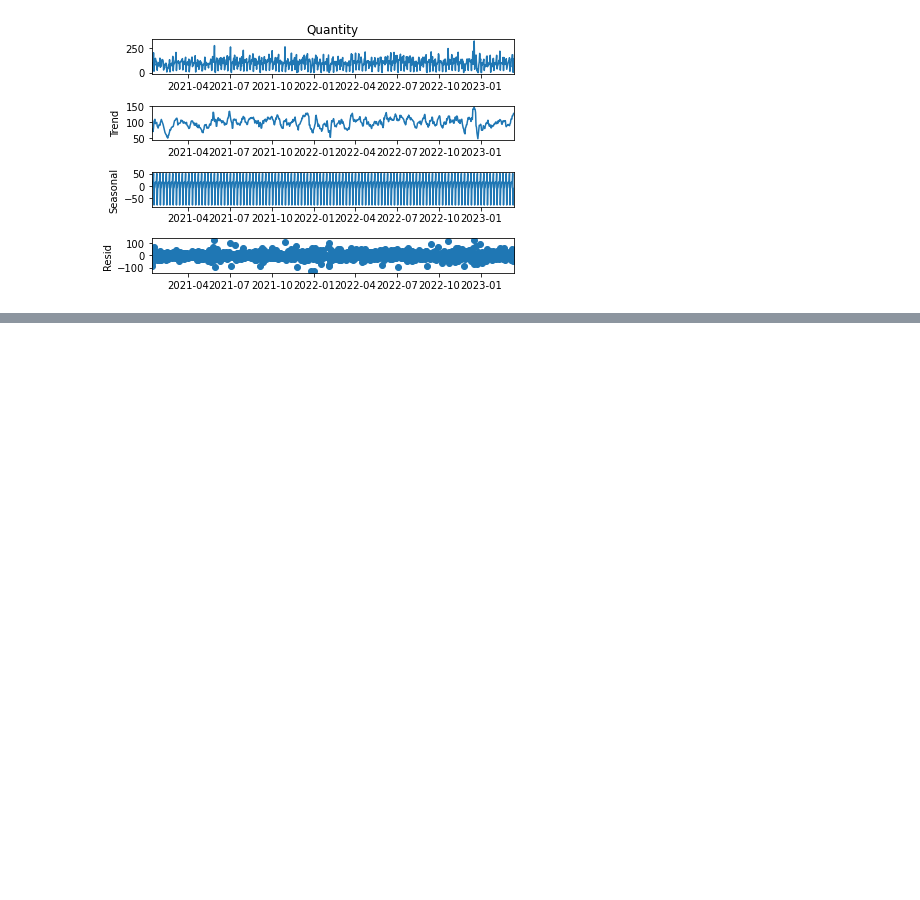
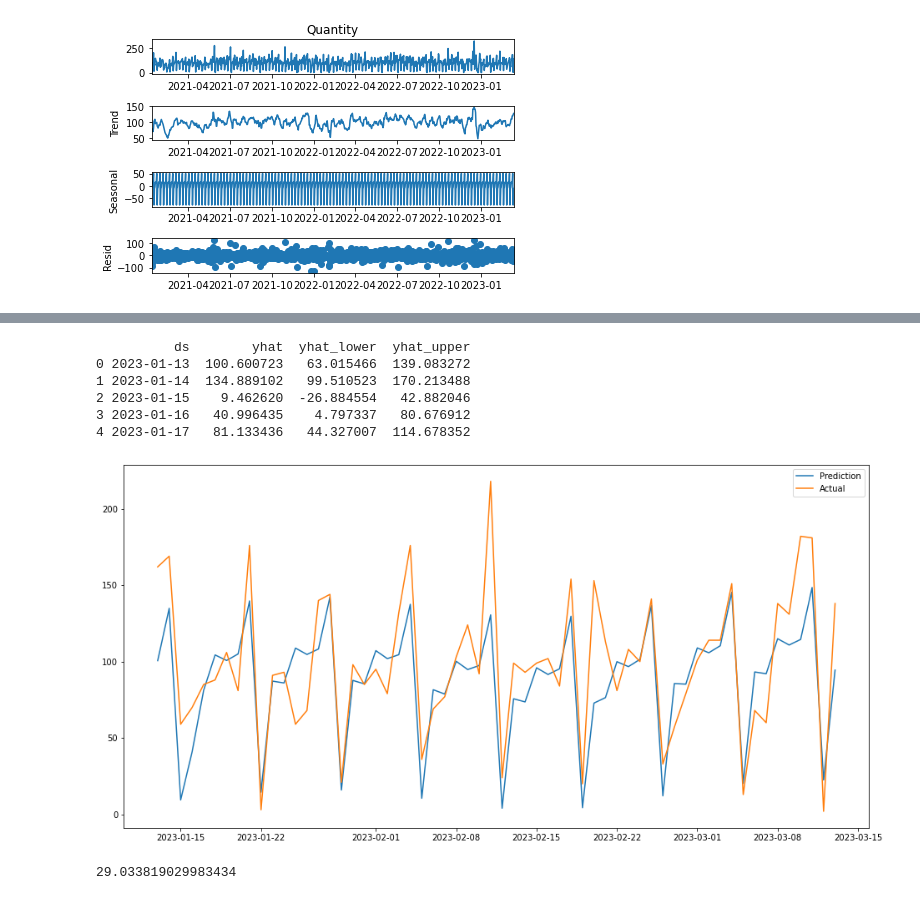
Before and after one commit to jnahra/Pita-Sales-Time-Series-Forecast, a Jupyter notebook: large plain analysis.ipynb, the cells around one changed output, grey strips where cells are left out. Saved outputs shown, nothing was run; the diff lists cells and outputs as text; code cells hidden in the pictures; blank space fills up the shorter version.

```diff
--- a/large plain analysis.ipynb
+++ b/large plain analysis.ipynb
@@ -173,0 +361,21 @@ plt.show()
+# %%
+print(test_forecast[['ds', 'yhat', 'yhat_lower', 'yhat_upper']].head())
+# %% [output]
+          ds        yhat  yhat_lower  yhat_upper
+0 2023-01-13  100.600723   63.015466  139.083272
+1 2023-01-14  134.889102   99.510523  170.213488
+2 2023-01-15    9.462620  -26.884554   42.882046
+3 2023-01-16   40.996435    4.797337   80.676912
+4 2023-01-17   81.133436   44.327007  114.678352
+# %%
+fig,ax = plt.subplots(figsize=(16,8))
+ax.plot(test_full['ds'],test_forecast['yhat'],label='Prediction')
+ax.plot(test_full['ds'],test_full['y'],label='Actual')
+ax.legend()
+plt.show()
+# %% [output]
+[figure, added]
+# %%
+mean_squared_error(test_full['y'],test_forecast['yhat'],squared=False)
+# %% [output]
+29.033819029983434
```
Also changed, not shown: parts of 34 cells of this notebook.
